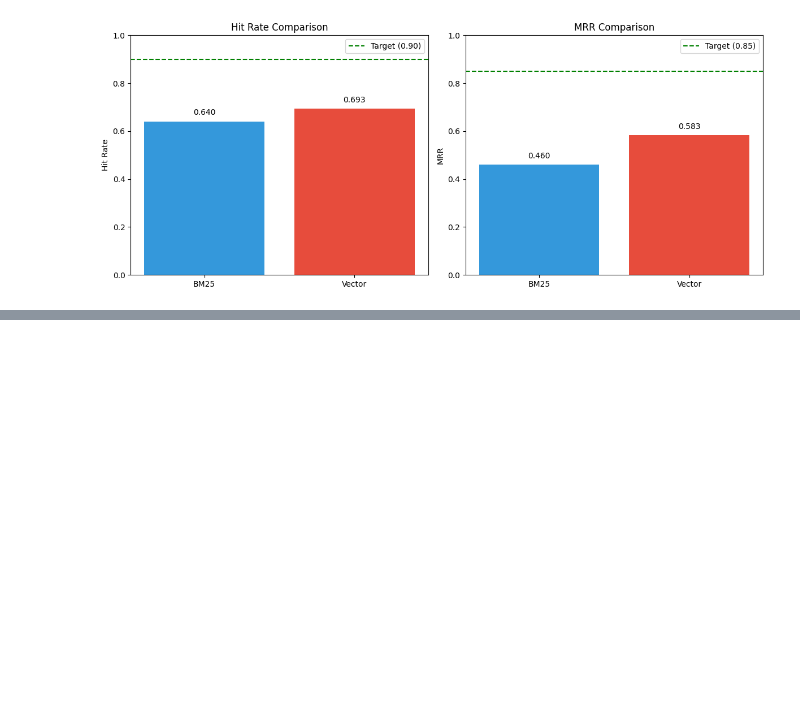
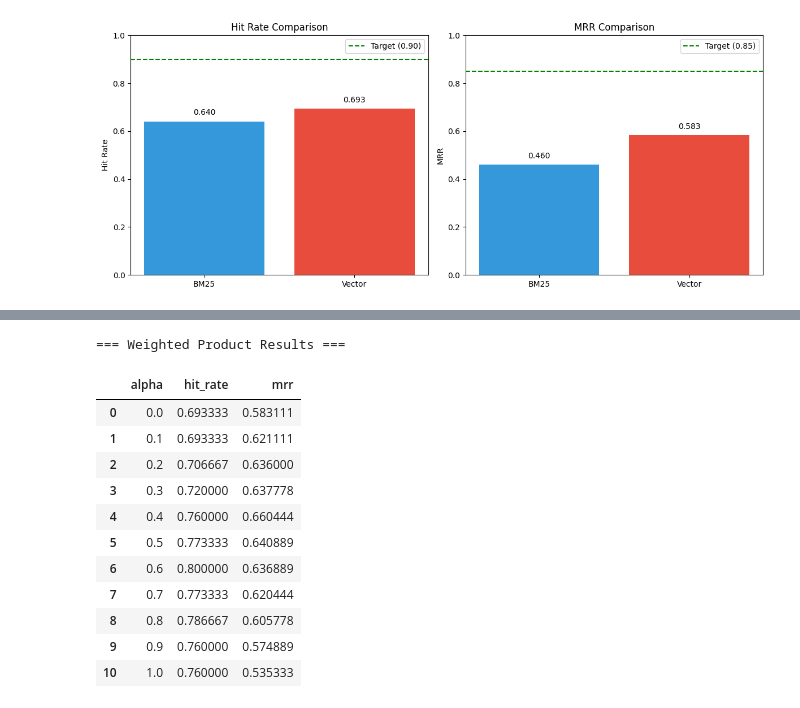
Before and after one commit to Ramsi-K/yoga-assistant-knowledge-rag, a Jupyter notebook: notebooks/retrieval-experiments.ipynb, the cells around one changed output, grey strips where cells are left out. Cells and saved outputs as stored; diff of their text form; code cells hidden in the pictures; blank space fills up the shorter version.

```diff
--- a/notebooks/retrieval-experiments.ipynb
+++ b/notebooks/retrieval-experiments.ipynb
@@ -1629,0 +1942,24 @@ MRR:
+# %%
+# Test weighted product with different alpha values
+product_results = []
+
+print("Testing weighted product combination...\n")
+for alpha in alpha_values:
+    results = evaluate_search(
+        lambda q, top_k: hybrid_search.search_product(q, top_k, alpha=alpha),
+        test_queries,
+        top_k=5,
+    )
+
+    product_results.append(
+        {
+            "alpha": alpha,
+            "hit_rate": results["metrics"]["hit_rate"],
+            "mrr": results["metrics"]["mrr"],
+        }
+    )
+
+    print(f"alpha={alpha:.1f}")
+    print(f"  Hit Rate: {results['metrics']['hit_rate']:.3f}")
+    print(f"  MRR: {results['metrics']['mrr']:.3f}")
+    print()
@@ -1629,0 +1984,19 @@ MRR:
+# %%
+# Display product results
+product_df = pd.DataFrame(product_results)
+print("=== Weighted Product Results ===")
+product_df
+# %% [output]
+=== Weighted Product Results ===
+|  | alpha | hit_rate | mrr |
+| 0 | 0.0 | 0.693333 | 0.583111 |
+| 1 | 0.1 | 0.693333 | 0.621111 |
+| 2 | 0.2 | 0.706667 | 0.636000 |
+| 3 | 0.3 | 0.720000 | 0.637778 |
+| 4 | 0.4 | 0.760000 | 0.660444 |
+| 5 | 0.5 | 0.773333 | 0.640889 |
+| 6 | 0.6 | 0.800000 | 0.636889 |
+| 7 | 0.7 | 0.773333 | 0.620444 |
+| 8 | 0.8 | 0.786667 | 0.605778 |
+| 9 | 0.9 | 0.760000 | 0.574889 |
+| 10 | 1.0 | 0.760000 | 0.535333 |
```
Also changed, not shown: parts of 28 cells of this notebook, 2 other files.
